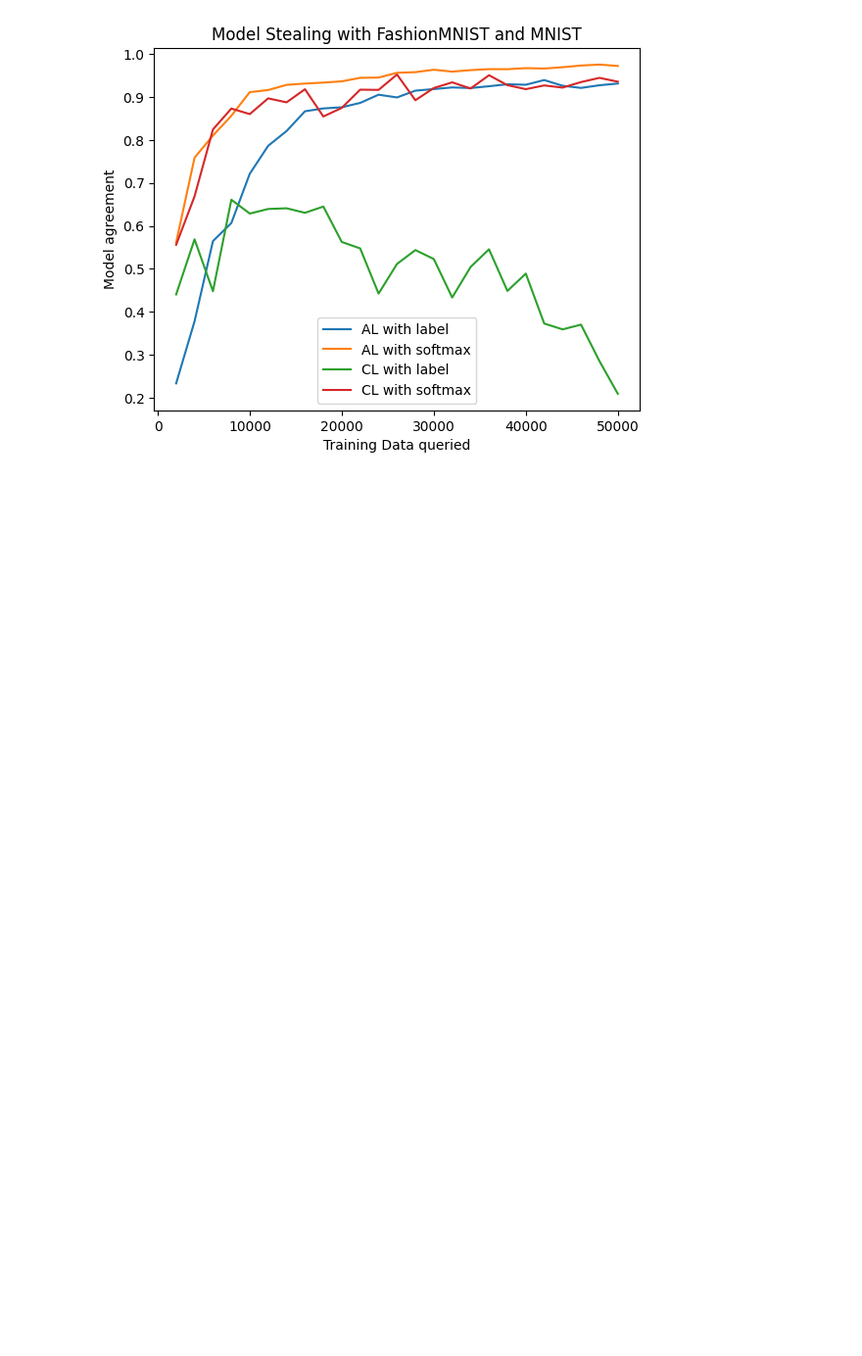
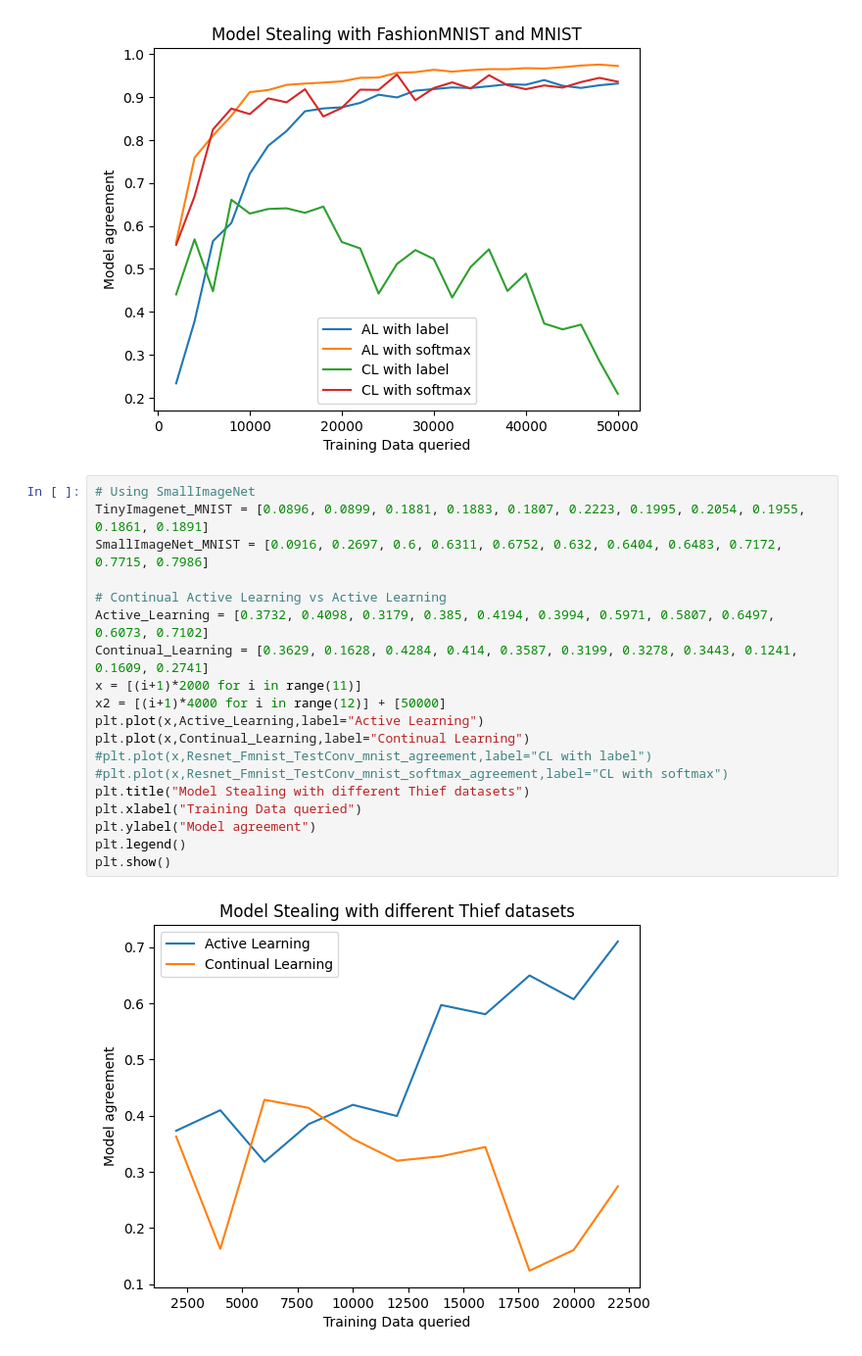
Before and after one commit to FelixMoeller3/calms, a Jupyter notebook: src/evaluation/eval_model_stealing.ipynb, the cells around one changed output. Shown at 98% size. Drawn from its saved outputs; the diff is of its cells as text; blank space fills up the shorter version.

```diff
--- a/src/evaluation/eval_model_stealing.ipynb
+++ b/src/evaluation/eval_model_stealing.ipynb
@@ -1053,3 +1064,24 @@ plt.legend()
 plt.show()
 # %% [output]
 [figure]
+# %%
+# Using SmallImageNet
+TinyImagenet_MNIST = [0.0896, 0.0899, 0.1881, 0.1883, 0.1807, 0.2223, 0.1995, 0.2054, 0.1955, 0.1861, 0.1891]
+SmallImageNet_MNIST = [0.0916, 0.2697, 0.6, 0.6311, 0.6752, 0.632, 0.6404, 0.6483, 0.7172, 0.7715, 0.7986]
+
+# Continual Active Learning vs Active Learning
+Active_Learning = [0.3732, 0.4098, 0.3179, 0.385, 0.4194, 0.3994, 0.5971, 0.5807, 0.6497, 0.6073, 0.7102]
+Continual_Learning = [0.3629, 0.1628, 0.4284, 0.414, 0.3587, 0.3199, 0.3278, 0.3443, 0.1241, 0.1609, 0.2741]
+x = [(i+1)*2000 for i in range(11)]
+x2 = [(i+1)*4000 for i in range(12)] + [50000]
+plt.plot(x,Active_Learning,label="Active Learning")
+plt.plot(x,Continual_Learning,label="Continual Learning")
+#plt.plot(x,Resnet_Fmnist_TestConv_mnist_agreement,label="CL with label")
+#plt.plot(x,Resnet_Fmnist_TestConv_mnist_softmax_agreement,label="CL with softmax")
+plt.title("Model Stealing with different Thief datasets")
+plt.xlabel("Training Data queried")
+plt.ylabel("Model agreement")
+plt.legend()
+plt.show()
+# %% [output]
+[figure, added]
```
Also changed, not shown: parts of 3 cells of this notebook, 9 other files.
